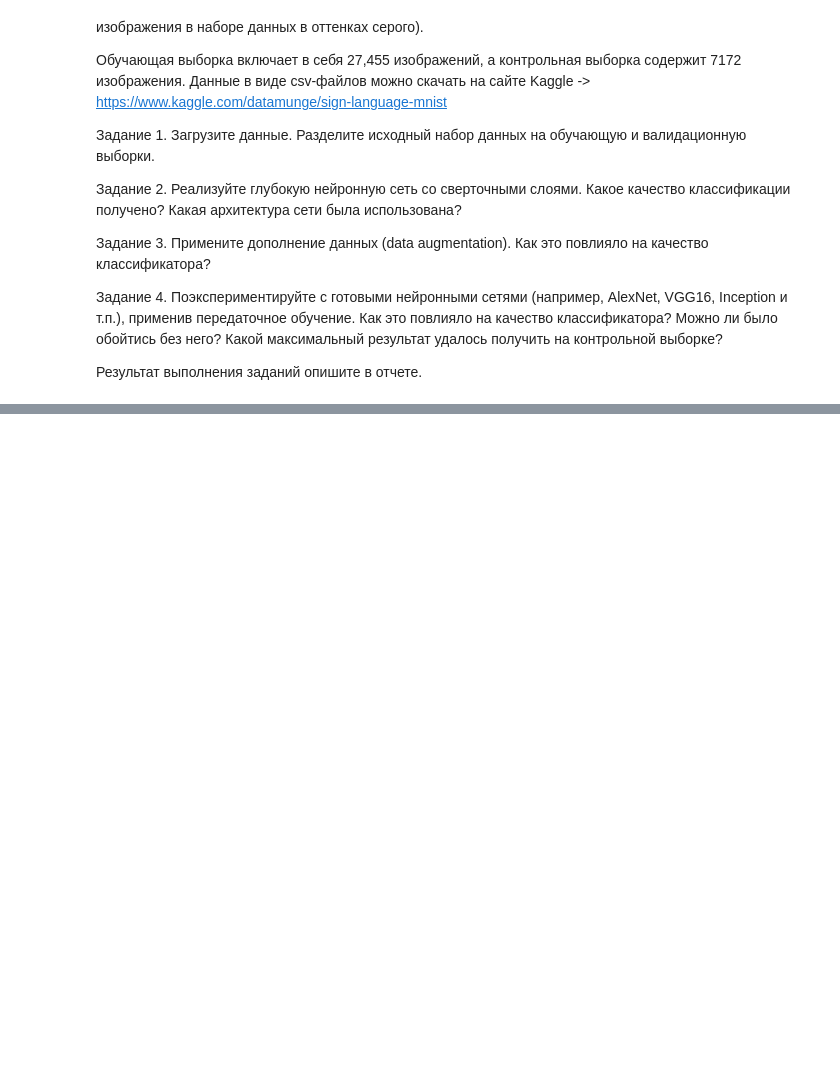
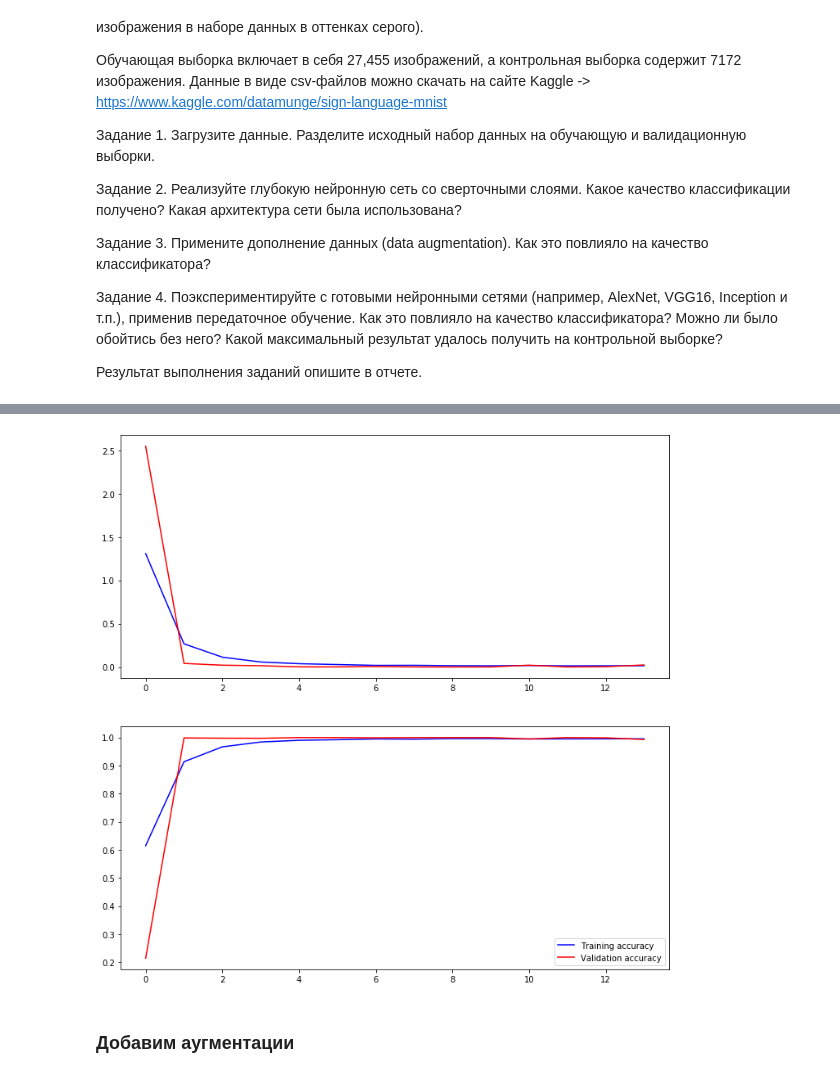
Before and after one commit to denmoroz/mo-labs-2, a Jupyter notebook: Lab6.ipynb, the cells around one changed output, grey strips where cells are left out. Saved outputs shown, nothing was run; the diff lists cells and outputs as text; code cells hidden in the pictures; blank space fills up the shorter version.

```diff
--- a/Lab6.ipynb
+++ b/Lab6.ipynb
@@ -21,0 +59,18 @@
+# %%
+from sklearn.model_selection import train_test_split
+
+train_data.drop(columns='label', inplace=True)
+test_data.drop(columns='label', inplace=True)
+
+train_images, val_images, train_labels, val_labels = train_test_split(
+    train_data.values,
+    train_labels,
+    test_size=0.2,
+    stratify=train_labels
+)
+
+train_images = train_images.reshape(-1, 28, 28, 1)
+val_images = val_images.reshape(-1, 28, 28, 1)
+
+test_images = test_data.values
+test_images = test_images.reshape(-1, 28, 28, 1)
@@ -21,0 +106,4 @@
+# %%
+model = build_model(num_classes=len(np.unique(train_labels)))
+model.compile(loss='categorical_crossentropy', optimizer='adam', metrics=['accuracy'])
+model.summary()
@@ -21,0 +158,12 @@
+# %%
+from tensorflow.keras.callbacks import EarlyStopping
+
+history = model.fit(
+    train_generator,
+    epochs=50,
+    validation_data=val_generator,
+    workers=4,
+    callbacks=[EarlyStopping(patience=5)]
+)
+
+model.evaluate(test_generator)
@@ -21,0 +189,14 @@
+# %%
+fig, (ax1, ax2) = plt.subplots(2, 1, figsize=(12, 12))
+ax1.plot(history.history['loss'], color='b', label="Training loss")
+ax1.plot(history.history['val_loss'], color='r', label="validation loss")
+
+ax2.plot(history.history['accuracy'], color='b', label="Training accuracy")
+ax2.plot(history.history['val_accuracy'], color='r',label="Validation accuracy")
+
+plt.legend()
+plt.show()
+# %% [output]
+[figure, added]
+# %% [markdown]
+### Добавим аугментации
```
Also changed, not shown: parts of 20 cells of this notebook.
